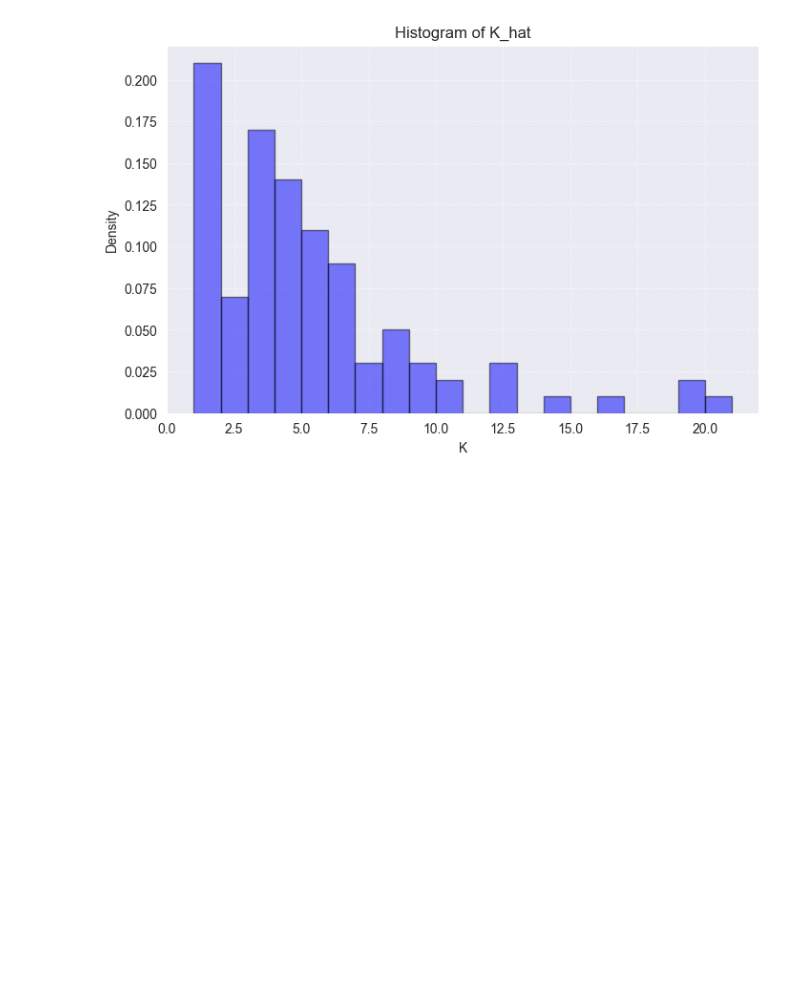
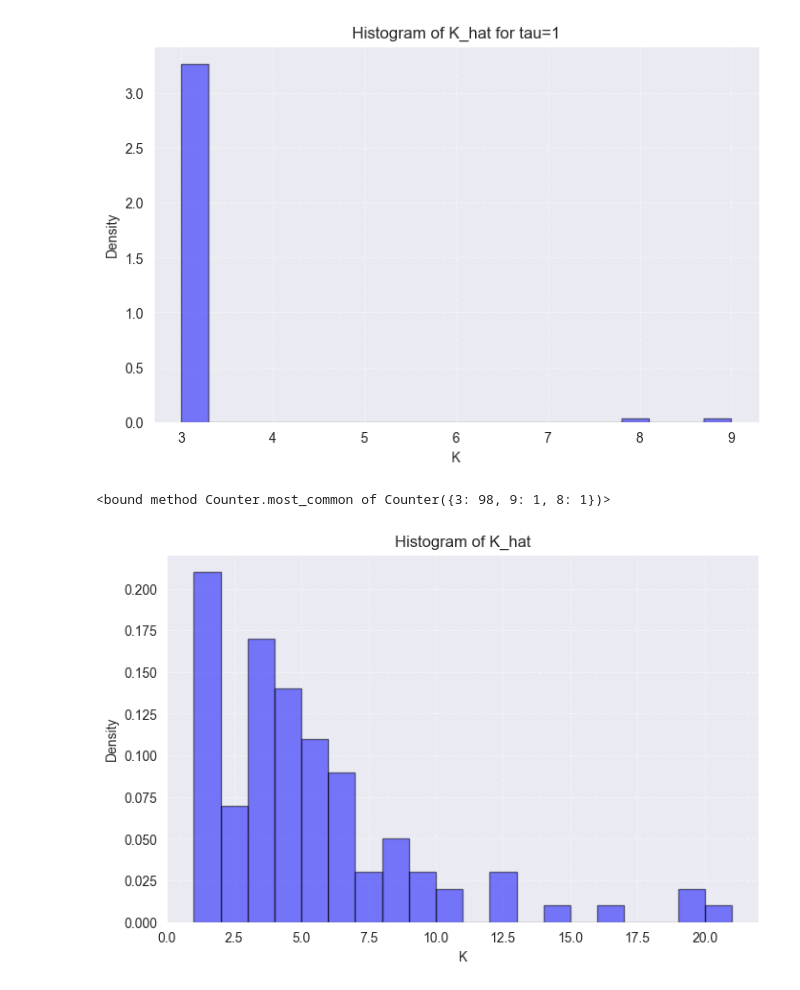
Before and after one commit to judywu4800/SI_HierarchicalClustering, a Jupyter notebook: alg2_test.ipynb, the cells around one changed output. Drawn from its saved outputs; the diff is of its cells as text; code cells hidden in the pictures; blank space fills up the shorter version.

Commit message:
updated some plots and code for comparison with other methods

```diff
--- a/alg2_test.ipynb
+++ b/alg2_test.ipynb
@@ -6,6 +6,30 @@ from find_best_K import *
 import warnings
 import matplotlib.pyplot as plt
 from collections import Counter
+# %%
+n=30
+total_alpha = 0.05
+X = generate_3cluster_data(n,10,10)[0]
+alpha_list = generate_alpha_list(n=n,total_alpha=total_alpha)
+num_trials = 100
+Ks = []
+for _ in range(num_trials):
+    K,_,_ = find_best_K_F(X, tau=0.1, alpha_list=alpha_list)
+    Ks.append(K)
+plt.figure(figsize=(8, 5))
+plt.hist(Ks, bins=20, density=True, alpha=0.5, color="blue", edgecolor="black",
+             label="K hat")
+plt.xlabel("K")
+plt.ylabel("Density")
+plt.title("Histogram of K_hat for tau=1")
+plt.grid(True, linestyle="--", alpha=0.5)
+plt.show()
+
+counter = Counter(Ks)
+counter.most_common
+# %% [output]
+[figure, added]
+<bound method Counter.most_common of Counter({3: 98, 9: 1, 8: 1})>
 # %%
 n=30
 total_alpha = 0.05
```
Also changed, not shown: parts of 3 cells of this notebook, 11 other files.
